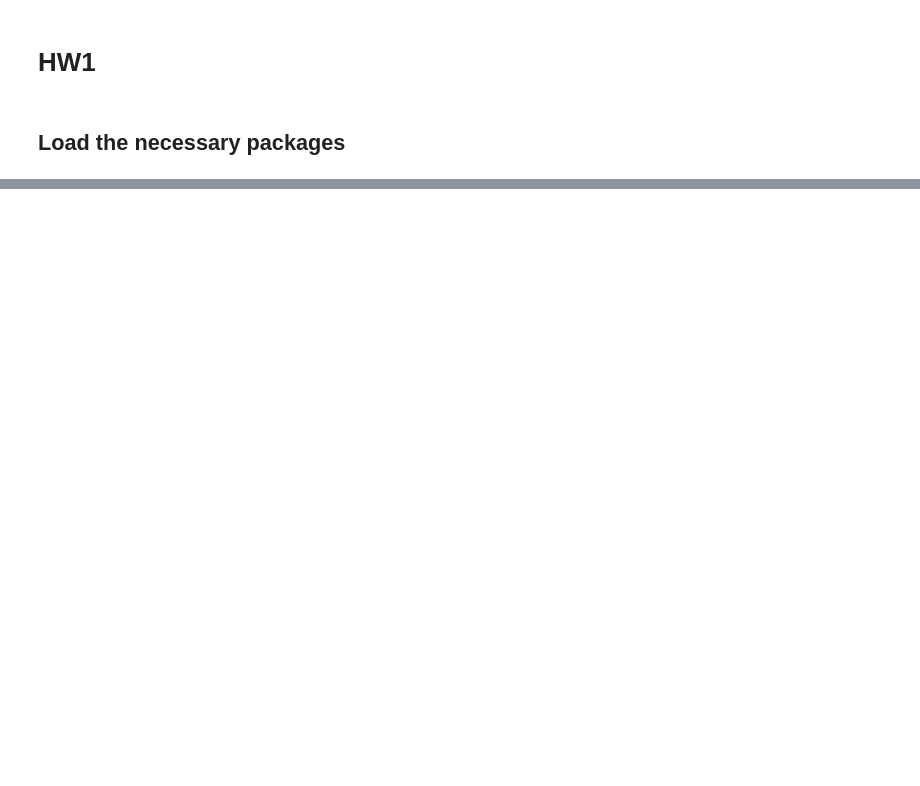
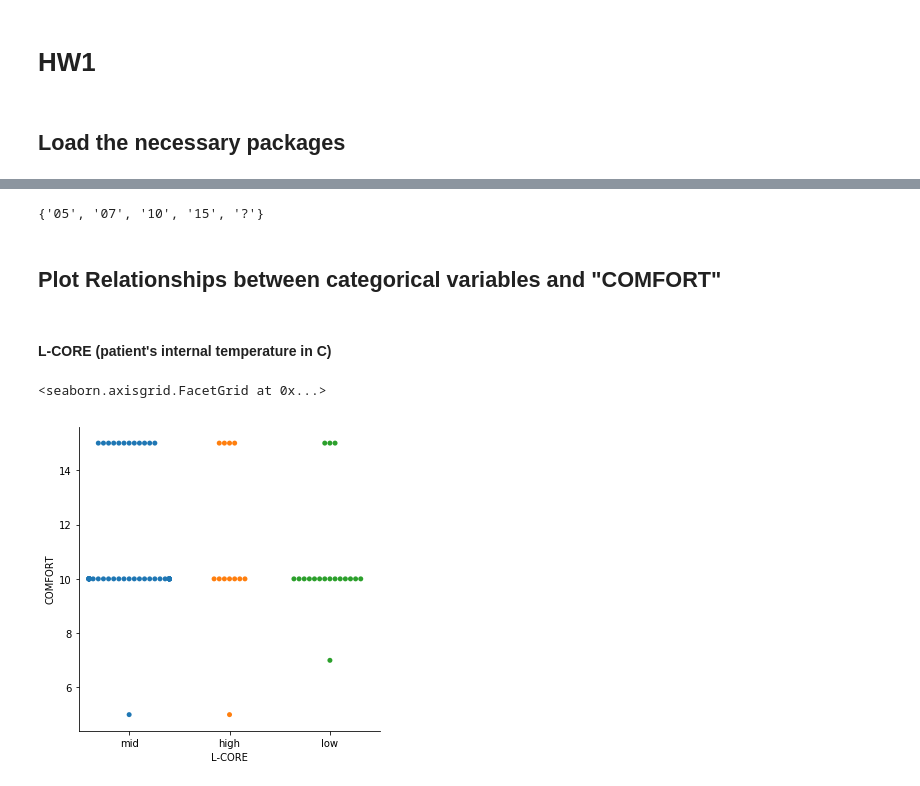
Before and after one commit to GalaxyDream/BioML, a Jupyter notebook: HW1/nbs/HW1.ipynb, the cells around one changed output, grey strips where cells are left out. Saved outputs shown, nothing was run; the diff lists cells and outputs as text; code cells hidden in the pictures; blank space fills up the shorter version.

```diff
--- a/HW1/nbs/HW1.ipynb
+++ b/HW1/nbs/HW1.ipynb
@@ -32,0 +18,4 @@ array([], dtype=[])
+# %%
+# Data from the postoperative-patient dataset (UCI Machine Learning Repository)
+names = ['L-CORE', 'L-SURF', 'L-O2', 'L-BP', 'SURF-STBL', 'CORE-STBL', 'BP-STBL', 'COMFORT', 'ADM-DECS']
+data = pd.read_csv('../data/post-operative.data', header = None, names = names, )
@@ -32,0 +46,19 @@ array([], dtype=[])
+# %%
+set(data['COMFORT'])
+# %% [output]
+{'05', '07', '10', '15', '?'}
+# %% [markdown]
+## Plot Relationships between categorical variables and "COMFORT"
+# %%
+# drop rows with unknown "COMFORT" calue, and convert "COMFORT" column to int type
+data_selected = data[data.COMFORT != '?'].astype(dtype = {'COMFORT': 'int32'})
+# %%
+# remove redundant spaces or newlines (e.g. in column ADM-DECS, there are "A"s while there is also "A ", whose space should be removed)
+data_selected = data_selected.apply(lambda x: x.str.strip() if x.dtype == "object" else x)
+# %% [markdown]
+#### L-CORE (patient's internal temperature in C)
+# %%
+sns.catplot(x = 'L-CORE', y = 'COMFORT', kind = 'swarm', data = data_selected)
+# %% [output]
+<seaborn.axisgrid.FacetGrid at 0x...>
+[figure, added]
```
Also changed, not shown: parts of 87 cells of this notebook.
